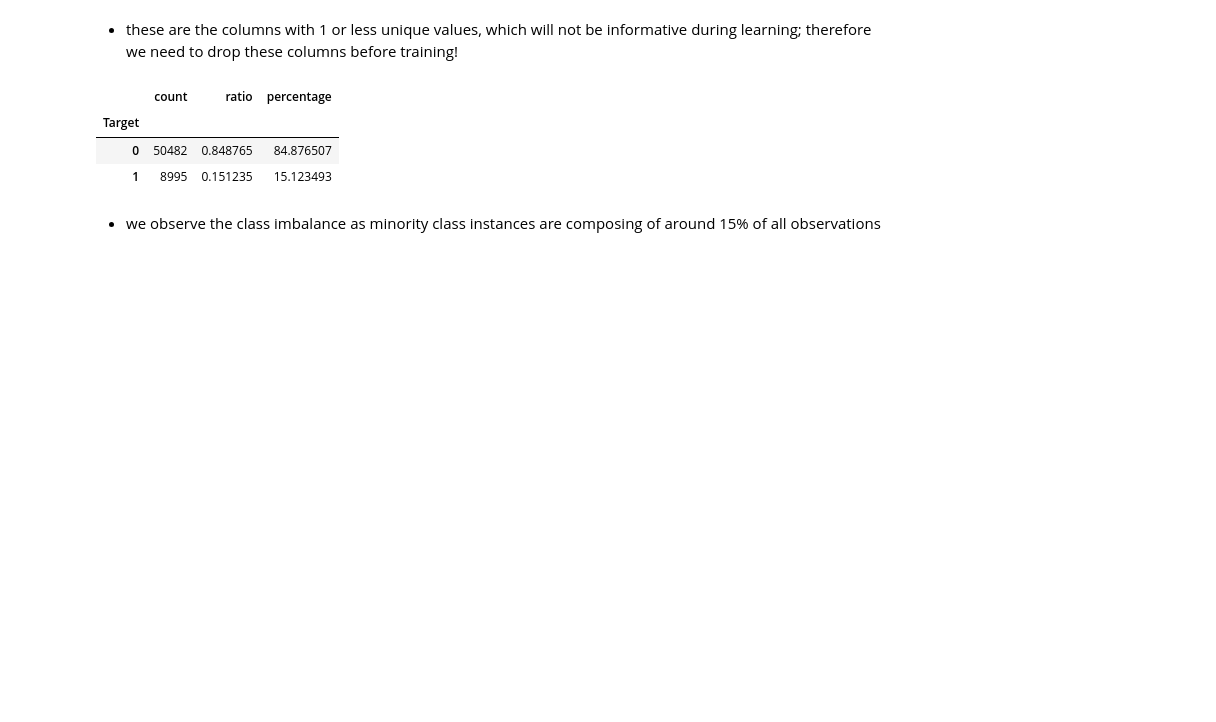
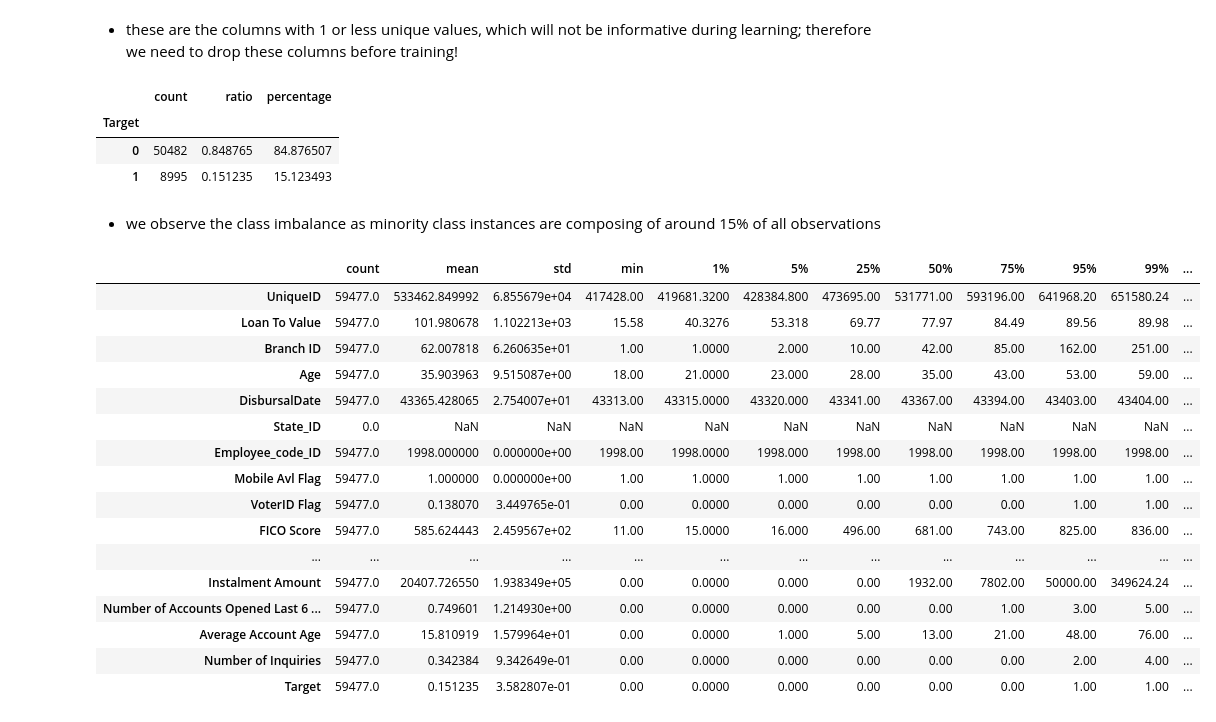
Before and after one commit to gorkemyencak/default-risk-classifier, a Jupyter notebook: notebooks/01_eda.ipynb, the cells around one changed output. Cells and saved outputs as stored; diff of their text form; code cells hidden in the pictures; blank space fills up the shorter version.

```diff
--- a/notebooks/01_eda.ipynb
+++ b/notebooks/01_eda.ipynb
@@ -137,3 +173,25 @@ target_summary
 | 1 | 8995 | 0.151235 | 15.123493 |
 # %% [markdown]
 * we observe the class imbalance as minority class instances are composing of around 15% of all observations
+# %%
+### supervised dataset - numeric summary
+numeric_summary = get_numeric_summary(df = df_supervised)
+numeric_summary
+# %% [output]
+|  | count | mean | std | min | 1% | 5% | 25% | 50% | 75% | 95% | 99% | ... |
+| UniqueID | 59477.0 | 533462.849992 | 6.855679e+04 | 417428.00 | 419681.3200 | 428384.800 | 473695.00 | 531771.00 | 593196.00 | 641968.20 | 651580.24 | ... |
+| Loan To Value | 59477.0 | 101.980678 | 1.102213e+03 | 15.58 | 40.3276 | 53.318 | 69.77 | 77.97 | 84.49 | 89.56 | 89.98 | ... |
+| Branch ID | 59477.0 | 62.007818 | 6.260635e+01 | 1.00 | 1.0000 | 2.000 | 10.00 | 42.00 | 85.00 | 162.00 | 251.00 | ... |
+| Age | 59477.0 | 35.903963 | 9.515087e+00 | 18.00 | 21.0000 | 23.000 | 28.00 | 35.00 | 43.00 | 53.00 | 59.00 | ... |
+| DisbursalDate | 59477.0 | 43365.428065 | 2.754007e+01 | 43313.00 | 43315.0000 | 43320.000 | 43341.00 | 43367.00 | 43394.00 | 43403.00 | 43404.00 | ... |
+| State_ID | 0.0 | NaN | NaN | NaN | NaN | NaN | NaN | NaN | NaN | NaN | NaN | ... |
+| Employee_code_ID | 59477.0 | 1998.000000 | 0.000000e+00 | 1998.00 | 1998.0000 | 1998.000 | 1998.00 | 1998.00 | 1998.00 | 1998.00 | 1998.00 | ... |
+| Mobile Avl Flag | 59477.0 | 1.000000 | 0.000000e+00 | 1.00 | 1.0000 | 1.000 | 1.00 | 1.00 | 1.00 | 1.00 | 1.00 | ... |
+| VoterID Flag | 59477.0 | 0.138070 | 3.449765e-01 | 0.00 | 0.0000 | 0.000 | 0.00 | 0.00 | 0.00 | 1.00 | 1.00 | ... |
+| FICO Score | 59477.0 | 585.624443 | 2.459567e+02 | 11.00 | 15.0000 | 16.000 | 496.00 | 681.00 | 743.00 | 825.00 | 836.00 | ... |
+| ... | ... | ... | ... | ... | ... | ... | ... | ... | ... | ... | ... | ... |
+| Instalment Amount | 59477.0 | 20407.726550 | 1.938349e+05 | 0.00 | 0.0000 | 0.000 | 0.00 | 1932.00 | 7802.00 | 50000.00 | 349624.24 | ... |
+| Number of Accounts Opened Last 6 ... | 59477.0 | 0.749601 | 1.214930e+00 | 0.00 | 0.0000 | 0.000 | 0.00 | 0.00 | 1.00 | 3.00 | 5.00 | ... |
+| Average Account Age | 59477.0 | 15.810919 | 1.579964e+01 | 0.00 | 0.0000 | 1.000 | 5.00 | 13.00 | 21.00 | 48.00 | 76.00 | ... |
+| Number of Inquiries | 59477.0 | 0.342384 | 9.342649e-01 | 0.00 | 0.0000 | 0.000 | 0.00 | 0.00 | 0.00 | 2.00 | 4.00 | ... |
+| Target | 59477.0 | 0.151235 | 3.582807e-01 | 0.00 | 0.0000 | 0.000 | 0.00 | 0.00 | 0.00 | 1.00 | 1.00 | ... |
```
Also changed, not shown: parts of 11 cells of this notebook, 1 other file.
